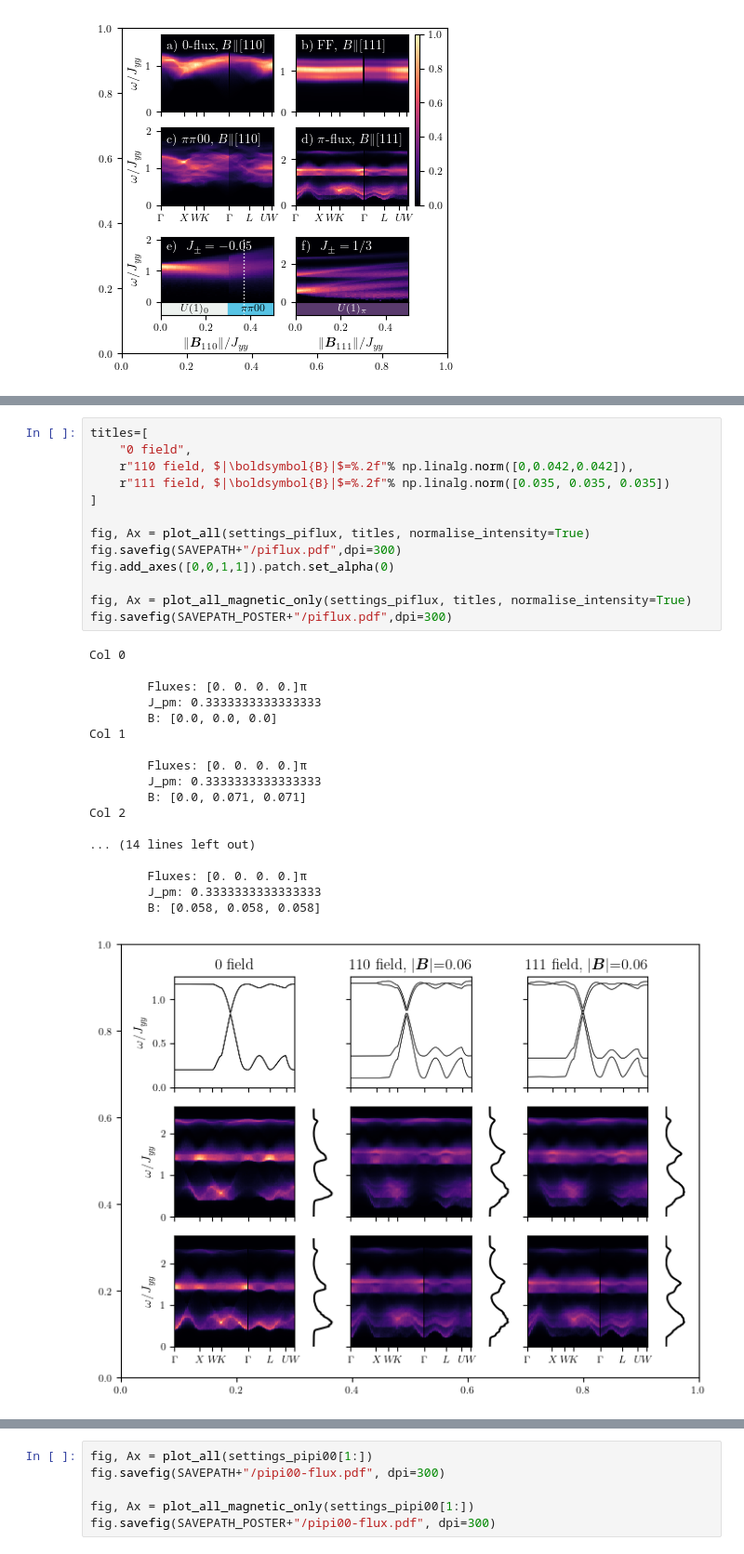
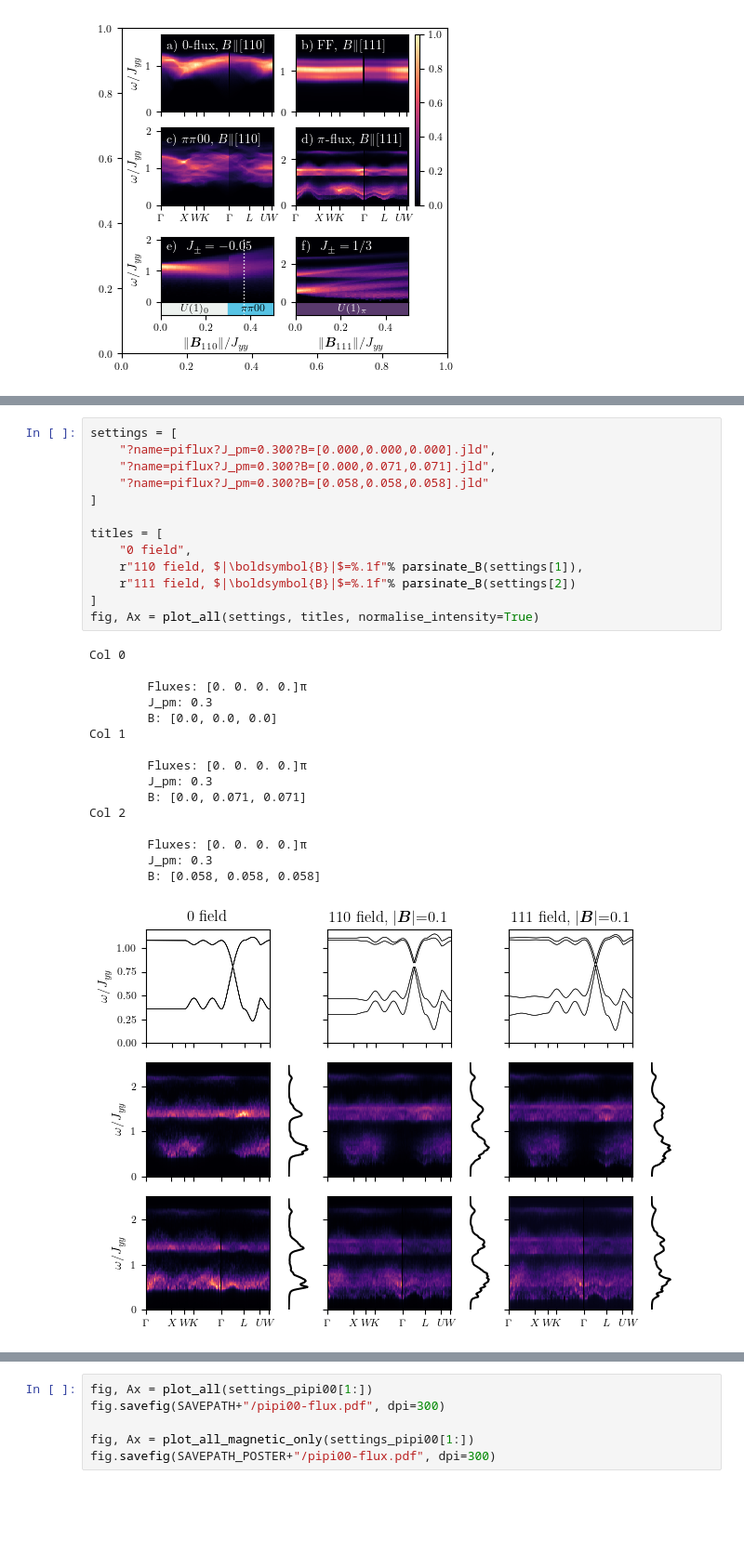
Before and after one commit to Spuriosity1/qsi-spinon-gmft, a Jupyter notebook: plot_pretty.ipynb, the cells around one changed output, grey strips where cells are left out. Shown at 93% size. Saved outputs shown, nothing was run; the diff lists cells and outputs as text; blank space fills up the shorter version.

```diff
--- a/plot_pretty.ipynb
+++ b/plot_pretty.ipynb
@@ -415,32 +446,30 @@ Col 2
 # %%
-titles=[
-    "0 field",
-    r"110 field, $|\boldsymbol{B}|$=%.2f"% np.linalg.norm([0,0.042,0.042]),
-    r"111 field, $|\boldsymbol{B}|$=%.2f"% np.linalg.norm([0.035, 0.035, 0.035])
+settings = [
+    "?name=piflux?J_pm=0.300?B=[0.000,0.000,0.000].jld",
+    "?name=piflux?J_pm=0.300?B=[0.000,0.071,0.071].jld",
+    "?name=piflux?J_pm=0.300?B=[0.058,0.058,0.058].jld"
 ]
 
-fig, Ax = plot_all(settings_piflux, titles, normalise_intensity=True)
-fig.savefig(SAVEPATH+"/piflux.pdf",dpi=300)
-fig.add_axes([0,0,1,1]).patch.set_alpha(0)
-
-fig, Ax = plot_all_magnetic_only(settings_piflux, titles, normalise_intensity=True)
-fig.savefig(SAVEPATH_POSTER+"/piflux.pdf",dpi=300)
+titles = [
+    "0 field",
+    r"110 field, $|\boldsymbol{B}|$=%.1f"% parsinate_B(settings[1]),
+    r"111 field, $|\boldsymbol{B}|$=%.1f"% parsinate_B(settings[2])
+]
+fig, Ax = plot_all(settings, titles, normalise_intensity=True)
 # %% [output]
 Col 0
 
         Fluxes: [0. 0. 0. 0.]π
-        J_pm: 0.3333333333333333
+        J_pm: 0.3
         B: [0.0, 0.0, 0.0]
 Col 1
 
         Fluxes: [0. 0. 0. 0.]π
-        J_pm: 0.3333333333333333
+        J_pm: 0.3
         B: [0.0, 0.071, 0.071]
 Col 2
 
-... (14 lines left out)
-
         Fluxes: [0. 0. 0. 0.]π
-        J_pm: 0.3333333333333333
+        J_pm: 0.3
         B: [0.058, 0.058, 0.058]
-[figure, old version]
+[figure, new version]
```
Also changed, not shown: parts of 5 cells of this notebook, 24 other files.
